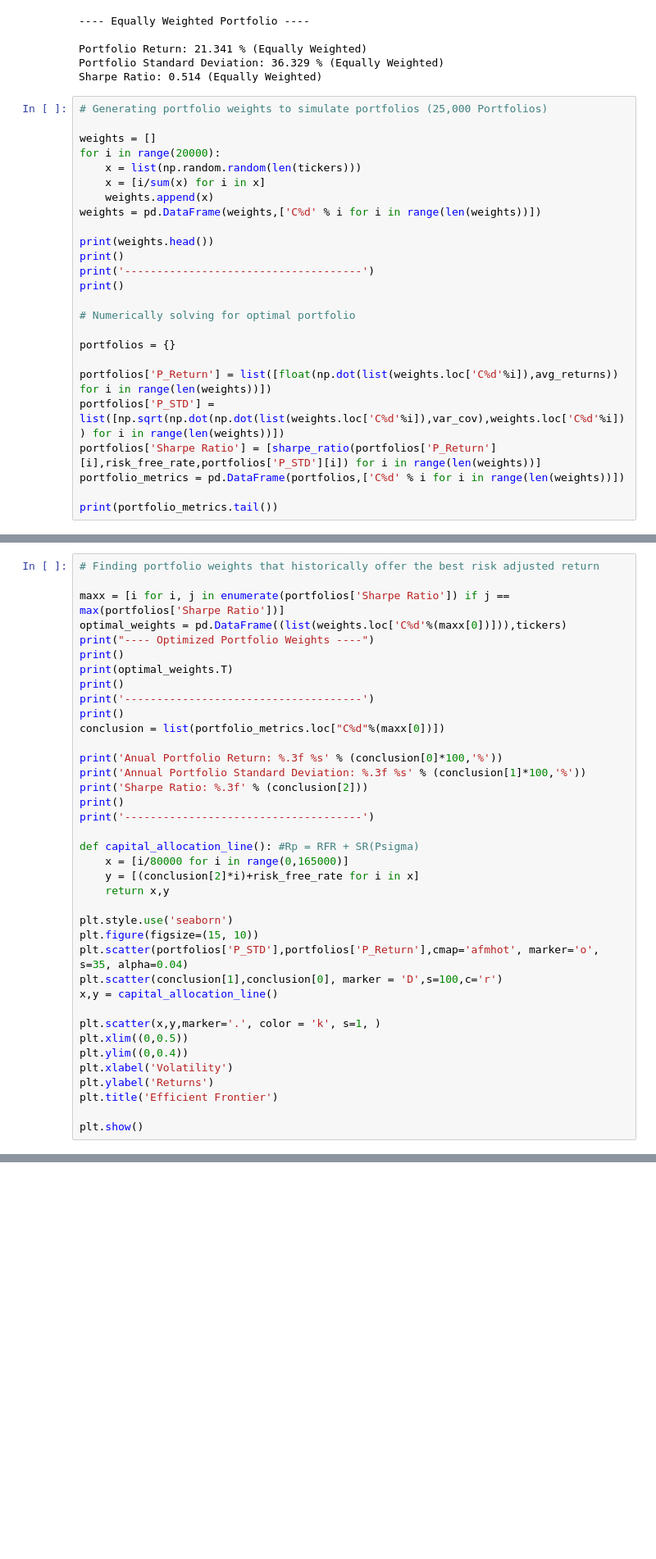
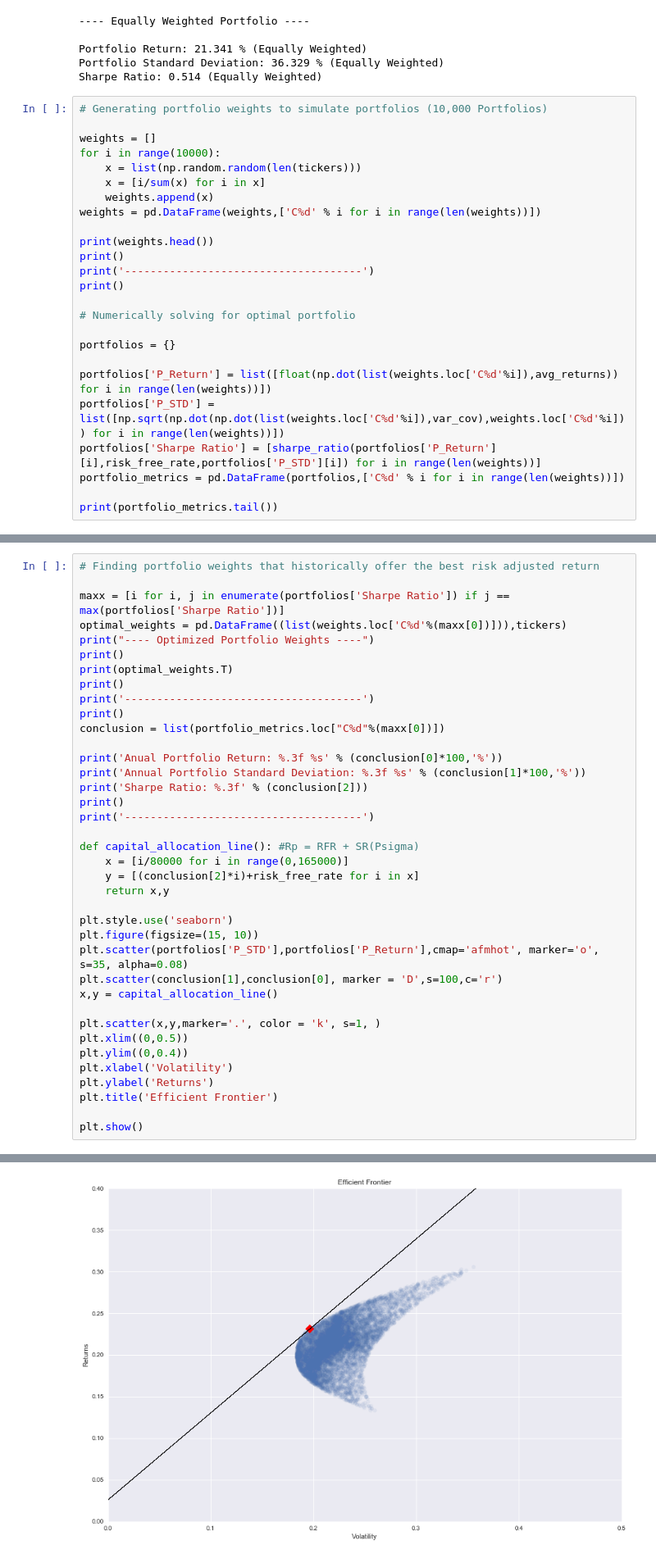
Before and after one commit to Piqcyl/ModernPortfolioTheory, a Jupyter notebook: Experimental Portfolio.ipynb, the cells around one changed output, grey strips where cells are left out. Shown: that part at 82% size. Drawn from its saved outputs; the diff is of its cells as text; blank space fills up the shorter version.

```diff
--- a/Experimental Portfolio.ipynb
+++ b/Experimental Portfolio.ipynb
@@ -112,10 +112,10 @@ Portfolio Return: 21.341 % (Equally Weighted)
 Portfolio Standard Deviation: 36.329 % (Equally Weighted)
 Sharpe Ratio: 0.514 (Equally Weighted)
 # %%
-# Generating portfolio weights to simulate portfolios (25,000 Portfolios)
+# Generating portfolio weights to simulate portfolios (10,000 Portfolios)
 
 weights = []
-for i in range(20000):
+for i in range(10000):
     x = list(np.random.random(len(tickers)))
     x = [i/sum(x) for i in x]
     weights.append(x)
@@ -171,7 +178,7 @@ def capital_allocation_line(): #Rp = RFR + SR(Psigma)
 
 plt.style.use('seaborn')
 plt.figure(figsize=(15, 10))
-plt.scatter(portfolios['P_STD'],portfolios['P_Return'],cmap='afmhot', marker='o', s=35, alpha=0.04)
+plt.scatter(portfolios['P_STD'],portfolios['P_Return'],cmap='afmhot', marker='o', s=35, alpha=0.08)
 plt.scatter(conclusion[1],conclusion[0], marker = 'D',s=100,c='r')
 x,y = capital_allocation_line()
 
@@ -183,3 +190,4 @@ plt.ylabel('Returns')
 plt.title('Efficient Frontier')
 
 plt.show()
+# %% [output]
@@ -185,0 +206 @@ plt.show()
+[figure, added]
```
Also changed, not shown: parts of 2 cells of this notebook.
